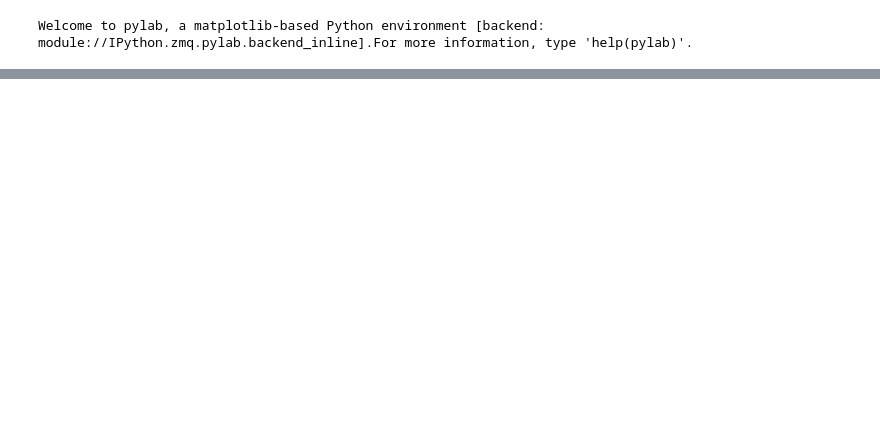
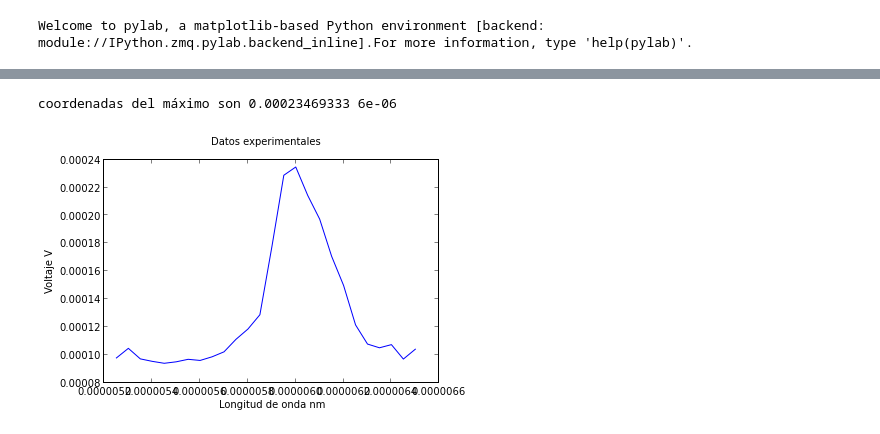
Before and after one commit to CristinaNavarrete/LabIntermedio, a Jupyter notebook: lambda_intensidad monocromador.ipynb, the cells around one changed output, grey strips where cells are left out. Saved outputs shown, nothing was run; the diff lists cells and outputs as text; code cells hidden in the pictures; blank space fills up the shorter version.

```diff
--- a/lambda_intensidad monocromador.ipynb
+++ b/lambda_intensidad monocromador.ipynb
@@ -23,0 +17,5 @@ plt.suptitle('Datos experimentales')plot(londa_ver, verde[:,1])xlabel('Longitud
+# %%
+londa_ama=empty((0))lambama=empty((len(amarillo[:,0])))for i in range(len(amarillo[:,0])):    lambama[i]= amarillo[i,0] * 0.05e-6 + 5.2e-6    londa_ama=append(londa_ama,lambama[i])    plt.suptitle('Datos experimentales')plot(londa_ama, amarillo[:,1])xlabel('Longitud de onda nm')ylabel('Voltaje V')#Voltaje medido en el osciloscopioprint "coordenadas del máximo son", max(amarillo[:,1]),londa_ama[argmax(amarillo[:,1])]
+# %% [output]
+coordenadas del máximo son 0.00023469333 6e-06
+[figure, added]
```
Also changed, not shown: parts of 10 cells of this notebook.
